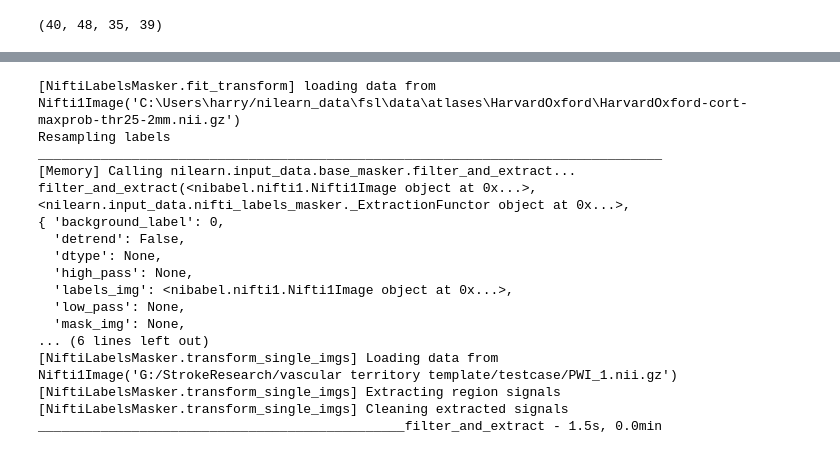
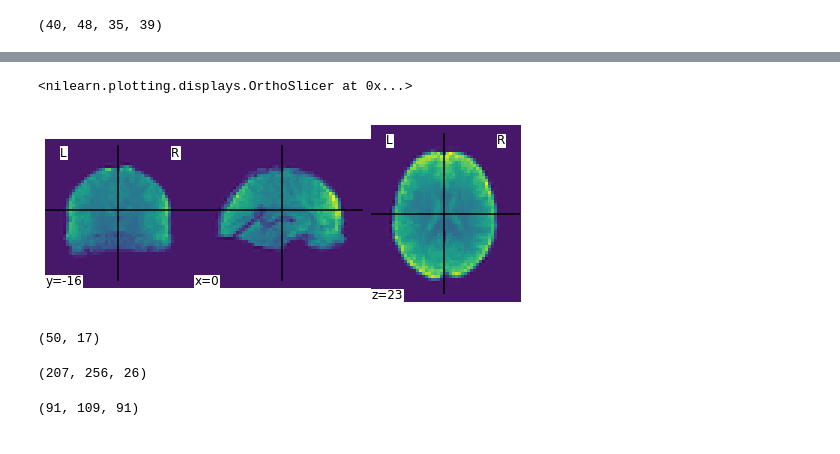
Before and after one commit to zhanghaoyue/stroke_preprocessing, a Jupyter notebook: PWI_map_test.ipynb, the cells around one changed output, grey strips where cells are left out. Cells and saved outputs as stored; diff of their text form; code cells hidden in the pictures.

```diff
--- a/PWI_map_test.ipynb
+++ b/PWI_map_test.ipynb
@@ -94,27 +97,25 @@ plotting.plot_stat_map(image.index_img(atlas_filename, 5),
+# %%
+plotting.plot_img(data_test.slicer[:,:,:,25])
+# %% [output]
+<nilearn.plotting.displays.OrthoSlicer at 0x...>
+[figure, added]
 # %%
 from nilearn.input_data import NiftiLabelsMasker
-masker = NiftiLabelsMasker(labels_img=ho, standardize=True,
-                           memory='nilearn_cache', verbose=5)
+masker = NiftiLabelsMasker(labels_img=ho, standardize=True)
 
 # Here we go from nifti files to the signal time series in a numpy
 # array. Note how we give confounds to be regressed out during signal
 # extraction
 time_series = masker.fit_transform(test_img_1)
-# %% [output]
-[NiftiLabelsMasker.fit_transform] loading data from Nifti1Image('C:\Users\harry/nilearn_data\fsl\data\atlases\HarvardOxford\HarvardOxford-cort-maxprob-thr25-2mm.nii.gz')
-Resampling labels
-________________________________________________________________________________
-[Memory] Calling nilearn.input_data.base_masker.filter_and_extract...
-filter_and_extract(<nibabel.nifti1.Nifti1Image object at 0x...>, <nilearn.input_data.nifti_labels_masker._ExtractionFunctor object at 0x...>,
-{ 'background_label': 0,
-  'detrend': False,
-  'dtype': None,
-  'high_pass': None,
-  'labels_img': <nibabel.nifti1.Nifti1Image object at 0x...>,
-  'low_pass': None,
-  'mask_img': None,
-... (6 lines left out)
-[NiftiLabelsMasker.transform_single_imgs] Loading data from Nifti1Image('G:/StrokeResearch/vascular territory template/testcase/PWI_1.nii.gz')
-[NiftiLabelsMasker.transform_single_imgs] Extracting region signals
-[NiftiLabelsMasker.transform_single_imgs] Cleaning extracted signals
-_______________________________________________filter_and_extract - 1.5s, 0.0min
+# %%
+time_series.shape
+# %% [output]
+(50, 17)
+# %%
+test_img_1.slicer[:,:,:,1]
+# %% [output]
+(207, 256, 26)
+# %%
+ho.shape
+# %% [output]
+(91, 109, 91)
```
Also changed, not shown: parts of 17 cells of this notebook, 1 other file.
